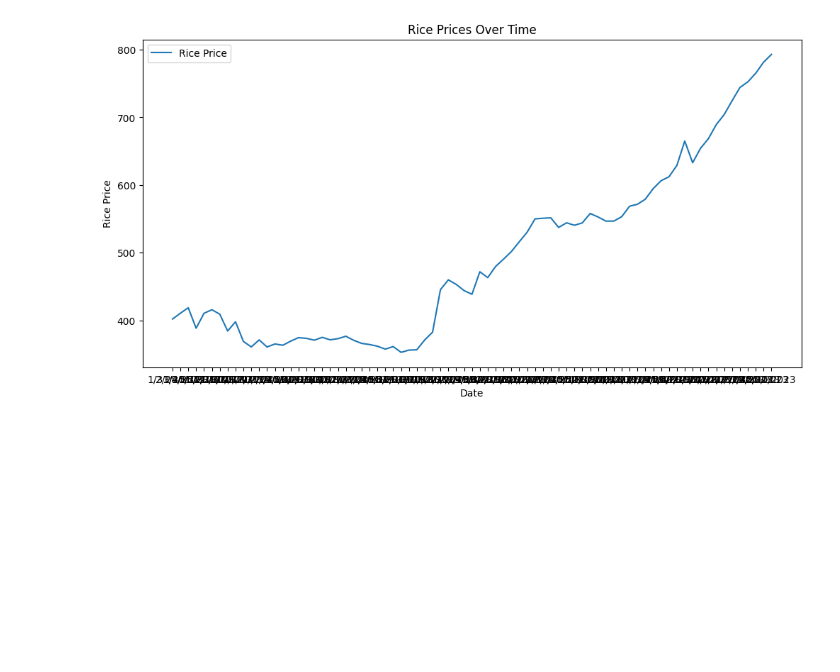
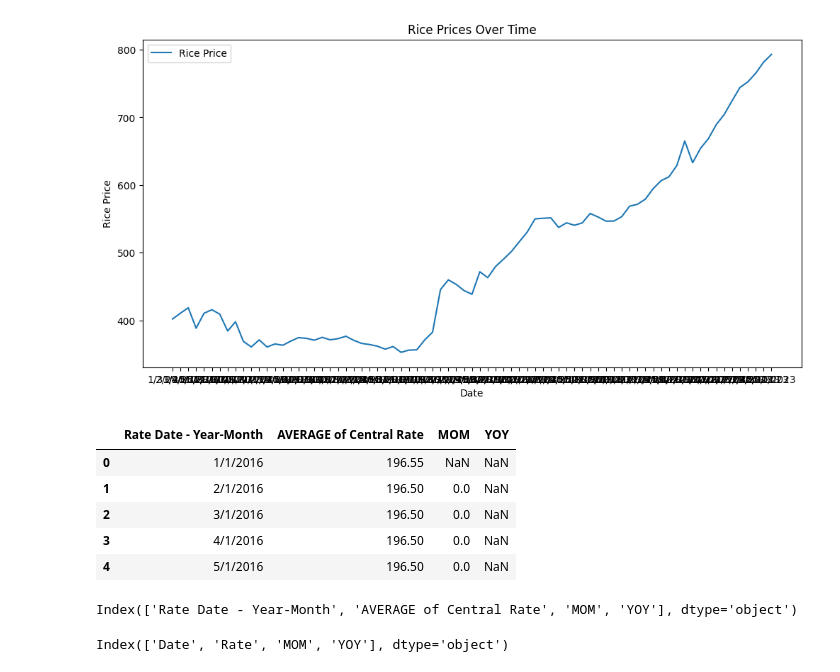
Before and after one commit to SamBoss19/Price-Prediction-Analysis, a Jupyter notebook: Foodprice.ipynb, the cells around one changed output. Cells and saved outputs as stored; diff of their text form; code cells hidden in the pictures; blank space fills up the shorter version.

```diff
--- a/Foodprice.ipynb
+++ b/Foodprice.ipynb
@@ -186,3 +187,17 @@ plt.legend()
 plt.show()
 # %% [output]
 [figure]
+# %%
+df_exc = pd.read_csv("NAVG_Exchange_rate - Sheet1.csv")
+df_exc.head()
+# %% [output]
+|  | Rate Date - Year-Month | AVERAGE of Central Rate | MOM | YOY |
+| 0 | 1/1/2016 | 196.55 | NaN | NaN |
+| 1 | 2/1/2016 | 196.50 | 0.0 | NaN |
+| 2 | 3/1/2016 | 196.50 | 0.0 | NaN |
+| 3 | 4/1/2016 | 196.50 | 0.0 | NaN |
+| 4 | 5/1/2016 | 196.50 | 0.0 | NaN |
+# %%
+df_exc.columns
+# %% [output]
+Index(['Rate Date - Year-Month', 'AVERAGE of Central Rate', 'MOM', 'YOY'], dtype='object')
@@ -188,0 +209,4 @@ plt.show()
+# %%
+df_exc.columns
+# %% [output]
+Index(['Date', 'Rate', 'MOM', 'YOY'], dtype='object')
```
Also changed, not shown: parts of 12 cells of this notebook.
